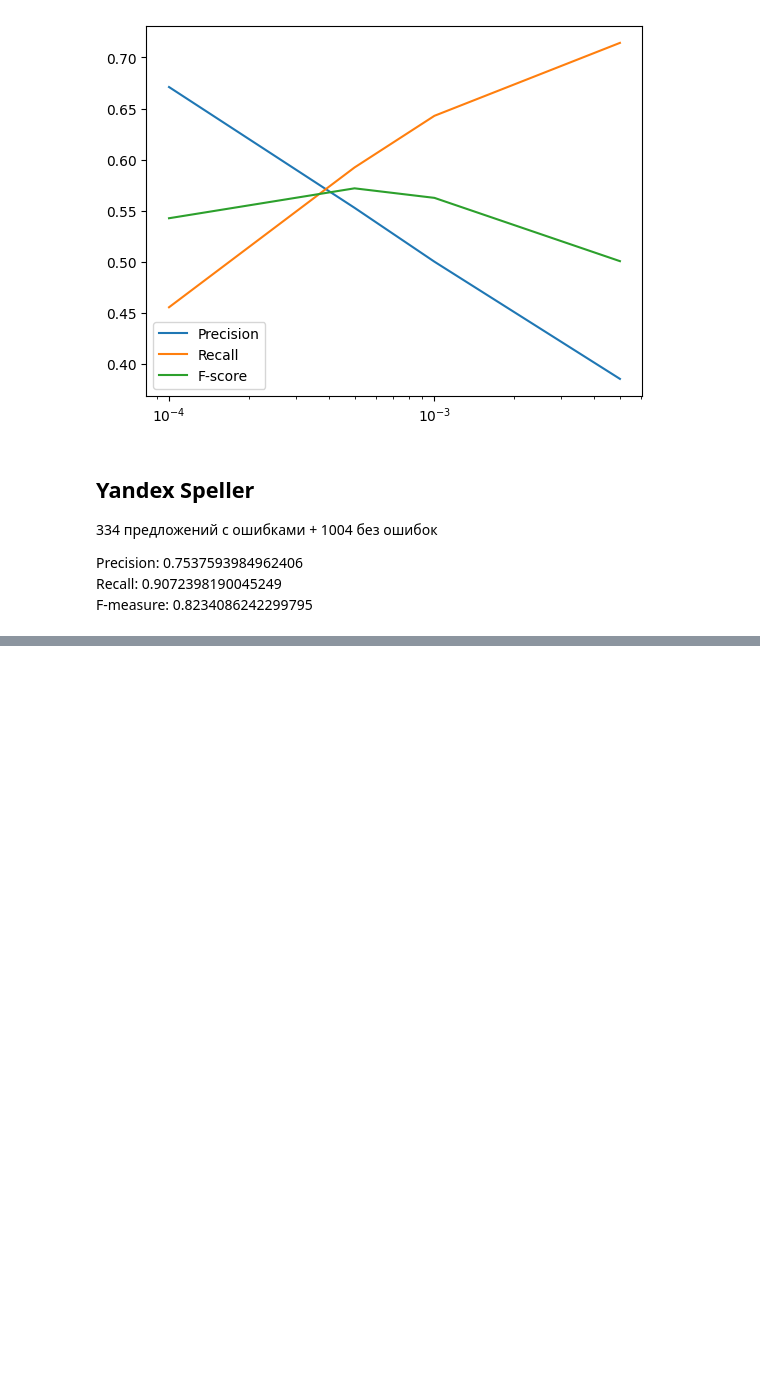
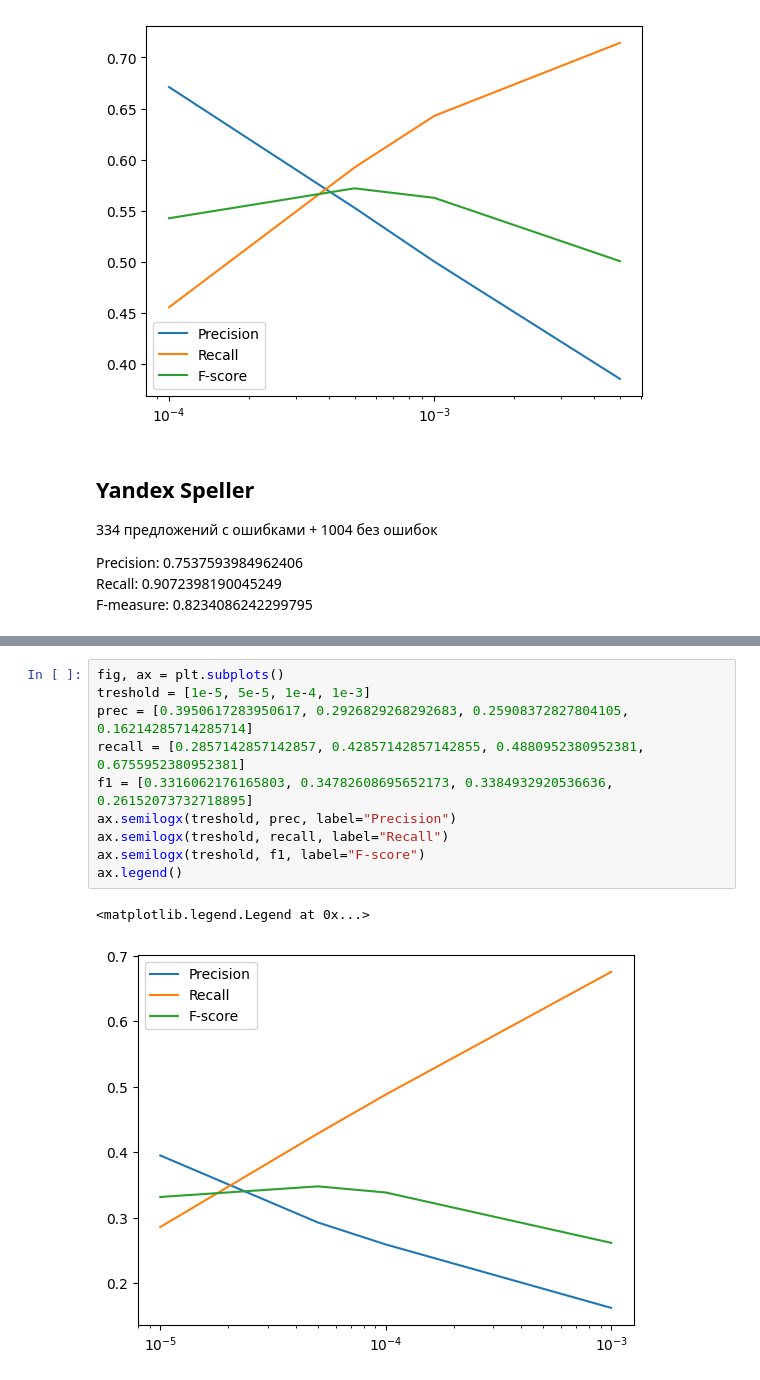
Before and after one commit to Miktima/bertnews, a Jupyter notebook: Fscore.ipynb, the cells around one changed output, grey strips where cells are left out. Drawn from its saved outputs; the diff is of its cells as text; blank space fills up the shorter version.

```diff
--- a/Fscore.ipynb
+++ b/Fscore.ipynb
@@ -108,0 +119,13 @@ F-measure:  0.3384932920536636<br><br>
+# %%
+fig, ax = plt.subplots()
+treshold = [1e-5, 5e-5, 1e-4, 1e-3]
+prec = [0.3950617283950617, 0.2926829268292683, 0.25908372827804105, 0.16214285714285714]
+recall = [0.2857142857142857, 0.42857142857142855, 0.4880952380952381, 0.6755952380952381]
+f1 = [0.3316062176165803, 0.34782608695652173, 0.3384932920536636, 0.26152073732718895]
+ax.semilogx(treshold, prec, label="Precision")
+ax.semilogx(treshold, recall, label="Recall")
+ax.semilogx(treshold, f1, label="F-score")
+ax.legend()
+# %% [output]
+<matplotlib.legend.Legend at 0x...>
+[figure, added]
```
Also changed, not shown: parts of 1 cell of this notebook, 2 other files.
